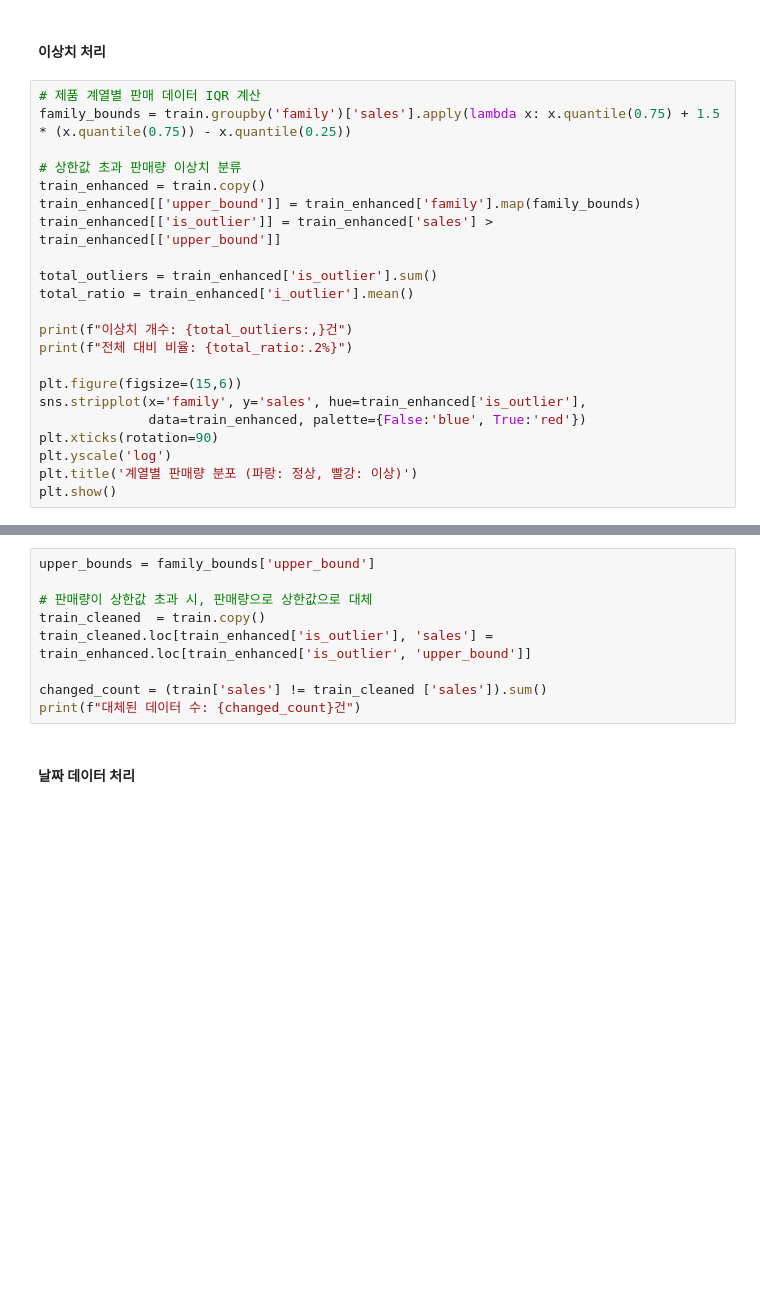
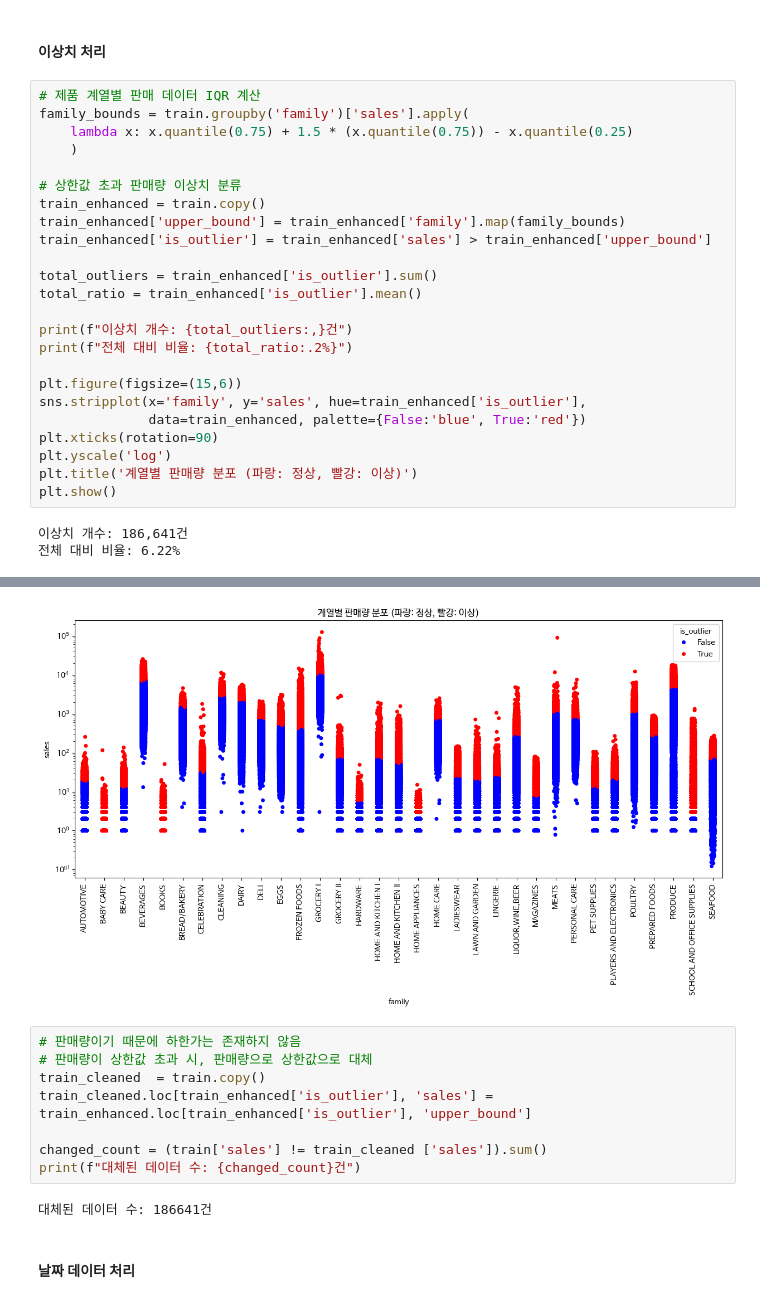
Before and after one commit to Taeichang/DataAnalysis, a Jupyter notebook: 오픈소스_데이터_분석_7강.ipynb, the cells around one changed output, grey strips where cells are left out. Drawn from its saved outputs; the diff is of its cells as text; blank space fills up the shorter version.

```diff
--- a/오픈소스_데이터_분석_7강.ipynb
+++ b/오픈소스_데이터_분석_7강.ipynb
@@ -546,15 +617,17 @@ plt.show()
 #### 이상치 처리
 # %%
 # 제품 계열별 판매 데이터 IQR 계산
-family_bounds = train.groupby('family')['sales'].apply(lambda x: x.quantile(0.75) + 1.5 * (x.quantile(0.75)) - x.quantile(0.25))
+family_bounds = train.groupby('family')['sales'].apply(
+    lambda x: x.quantile(0.75) + 1.5 * (x.quantile(0.75)) - x.quantile(0.25)
+    )
 
 # 상한값 초과 판매량 이상치 분류
 train_enhanced = train.copy()
-train_enhanced[['upper_bound']] = train_enhanced['family'].map(family_bounds)
-train_enhanced[['is_outlier']] = train_enhanced['sales'] > train_enhanced[['upper_bound']]
+train_enhanced['upper_bound'] = train_enhanced['family'].map(family_bounds)
+train_enhanced['is_outlier'] = train_enhanced['sales'] > train_enhanced['upper_bound']
 
 total_outliers = train_enhanced['is_outlier'].sum()
-total_ratio = train_enhanced['i_outlier'].mean()
+total_ratio = train_enhanced['is_outlier'].mean()
 
 print(f"이상치 개수: {total_outliers:,}건")
 print(f"전체 대비 비율: {total_ratio:.2%}")
@@ -566,3 +639,6 @@ plt.xticks(rotation=90)
 plt.yscale('log')
 plt.title('계열별 판매량 분포 (파랑: 정상, 빨강: 이상)')
 plt.show()
+# %% [output]
+이상치 개수: 186,641건
+전체 대비 비율: 6.22%
@@ -569,12 +649,14 @@ plt.show()
+[figure, added]
 # %%
-upper_bounds = family_bounds['upper_bound']
-
+# 판매량이기 때문에 하한가는 존재하지 않음
 # 판매량이 상한값 초과 시, 판매량으로 상한값으로 대체
 train_cleaned  = train.copy()
-train_cleaned.loc[train_enhanced['is_outlier'], 'sales'] = train_enhanced.loc[train_enhanced['is_outlier', 'upper_bound']]
+train_cleaned.loc[train_enhanced['is_outlier'], 'sales'] = train_enhanced.loc[train_enhanced['is_outlier'], 'upper_bound']
 
 changed_count = (train['sales'] != train_cleaned ['sales']).sum()
 print(f"대체된 데이터 수: {changed_count}건")
+# %% [output]
+대체된 데이터 수: 186641건
 # %% [markdown]
 #### 날짜 데이터 처리
 # %%
```
Also changed, not shown: parts of 13 cells of this notebook.
